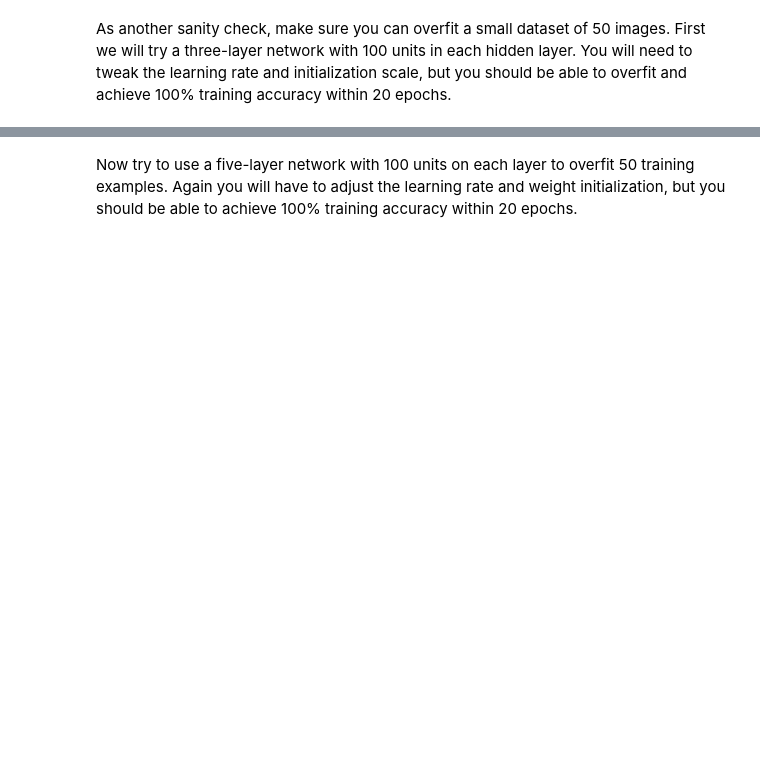
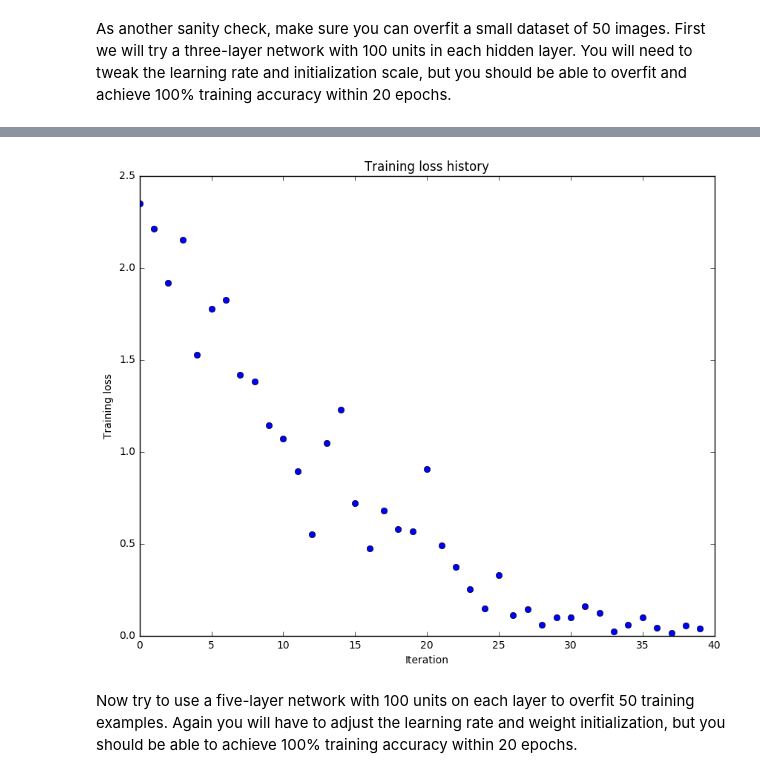
Before and after one commit to JoshZastrow/Conv_Nets, a Jupyter notebook: FullyConnectedNets.ipynb, the cells around one changed output, grey strips where cells are left out. Saved outputs shown, nothing was run; the diff lists cells and outputs as text; code cells hidden in the pictures; blank space fills up the shorter version.

```diff
--- a/FullyConnectedNets.ipynb
+++ b/FullyConnectedNets.ipynb
@@ -413,7 +430,7 @@ small_data = {
 }
 
 weight_scale = 1e-2
-learning_rate = 1e-4
+learning_rate = 1e-2
 model = FullyConnectedNet([100, 100],
               weight_scale=weight_scale, dtype=np.float64)
 solver = Solver(model, small_data,
@@ -430,3 +447,4 @@ plt.title('Training loss history')
 plt.xlabel('Iteration')
 plt.ylabel('Training loss')
 plt.show()
+# %% [output]
@@ -433,3 +468,4 @@ plt.show()
+[figure, added]
 # %% [markdown]
 Now try to use a five-layer network with 100 units on each layer to overfit 50 training examples. Again you will have to adjust the learning rate and weight initialization, but you should be able to achieve 100% training accuracy within 20 epochs.
 # %%
```
Also changed, not shown: parts of 13 cells of this notebook, 3 other files.
